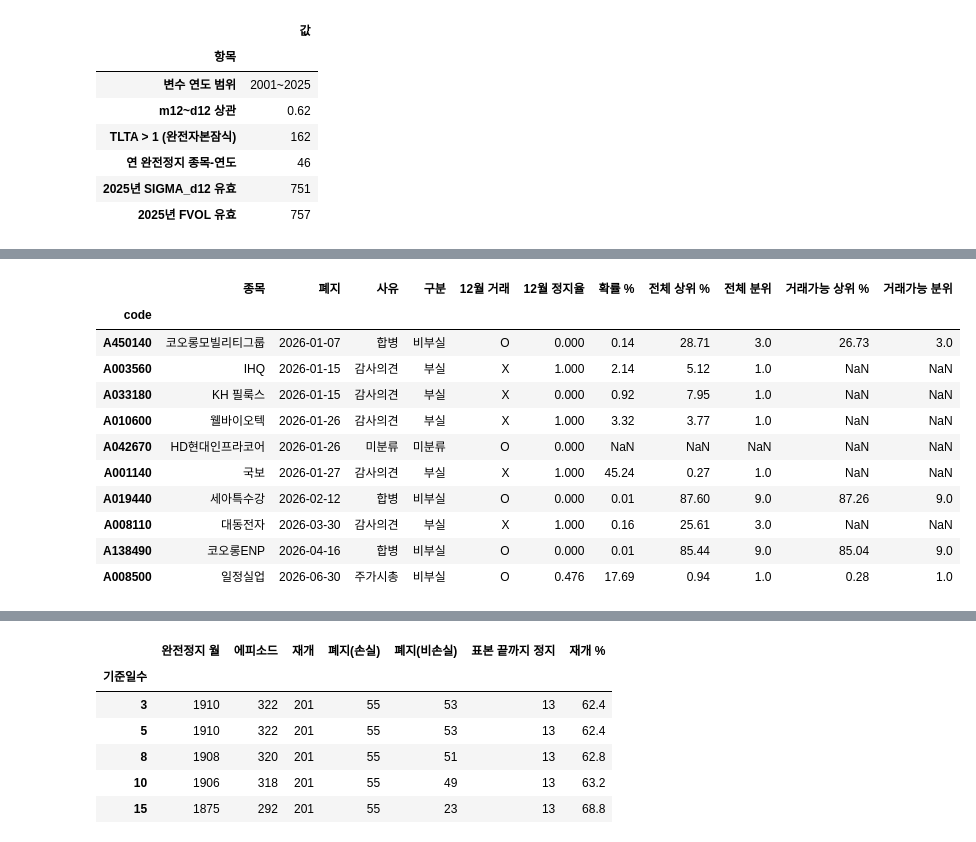
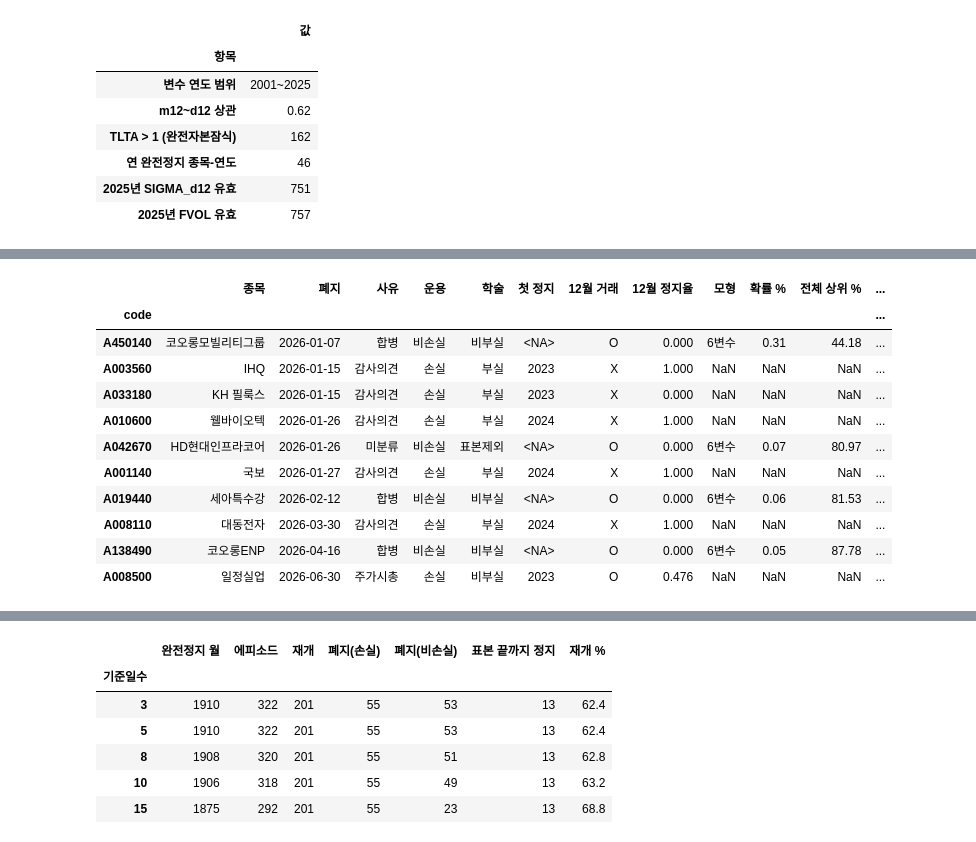
Before and after one commit to Seanjeon0220/project, a Jupyter notebook: quant/fVoL/kospi/delisted_운용.ipynb, the cells around one changed output, grey strips where cells are left out. Cells and saved outputs as stored; diff of their text form; code cells hidden in the pictures.

```diff
--- a/quant/fVoL/kospi/delisted_운용.ipynb
+++ b/quant/fVoL/kospi/delisted_운용.ipynb
@@ -49,6 +49,11 @@ RULES = [
     ('자진',     r'자진|신청에\s*의한|상장폐지\s*신청',       '비부실'),
 ]
 BAD_CAT = {k: b for k, _, b in RULES}
+
+LABEL = '운용'
+NO_LOSS_CATS = ['합병', '자진']
+UNCLASSIFIED_IS_LOSS = False
+LOSS_OVERRIDE = ['A950010', 'A117930', 'A102280']
 
 
 def classify(s):
@@ -145,6 +150,10 @@ def load_all(path=XLSX):
     dl['cat'] = dl['reason'].fillna('').map(classify)
     dl['is_bad'] = dl['cat'].map(BAD_CAT).eq('부실').astype(int)
     dl['excl'] = dl['cat'].eq('미분류').astype(int)
+    dl['is_loss'] = (~dl['cat'].isin(NO_LOSS_CATS)).astype(int)
+    if not UNCLASSIFIED_IS_LOSS:
+        dl.loc[dl['cat'] == '미분류', 'is_loss'] = 0
+    dl.loc[dl['code'].isin(LOSS_OVERRIDE), 'is_loss'] = 1
     print(f'market/gd/delisted  {time.time() - t:.0f}초')
 
     print(f'합계 {time.time() - t0:.0f}초')
@@ -168,8 +177,15 @@ ov = pd.DataFrame({
 display(ov)
 
 cnt = (delisted.groupby('cat')
-       .agg(종목=('code', 'size'), 부실=('is_bad', 'sum'))
+       .agg(종목=('code', 'size'), 학술_부실=('is_bad', 'sum'),
+            운용_손실=('is_loss', 'sum'))
        .sort_values('종목', ascending=False))
 cnt.index.name = '사유'
+cnt.loc['합계'] = cnt.sum()
 display(cnt)
+print(f'라벨 {LABEL}  |  비손실 {NO_LOSS_CATS}  |  미분류를 손실로 {UNCLASSIFIED_IS_LOSS}')
+unc = delisted[delisted['cat'] == '미분류']
+ul = unc[unc['is_loss'] == 1]
+print(f'미분류 {len(unc)}건  →  손실 {len(ul)}건 '
+      f'({", ".join(sorted(ul["name"]))})  /  비손실 {len(unc) - len(ul)}건')
 # %% [output]
@@ -983,37 +1029,54 @@ display(halted_w[['code', '종목', '확률 %']].reset_index(drop=True))
 dl_t = delisted[pd.to_datetime(delisted['del_date']).dt.year == TARGET].copy()
 dl_t['del_date'] = pd.to_datetime(dl_t['del_date'])
 
-a = watch[['code', 'ph', 'rk']].rename(columns={'rk': 'rk_all'})
-a['dec_all'] = np.ceil(a['rk_all'] * 10).clip(1, 10).astype(int)
+a = watch[['code', 'ph', 'rk', '모형']].rename(columns={'rk': 'rk_all'})
 b = live_w[['code', 'rk']].rename(columns={'rk': 'rk_live'})
-b['dec_live'] = np.ceil(b['rk_live'] * 10).clip(1, 10).astype(int)
 
-t = (dl_t[['code', 'name', 'del_date', 'cat', 'is_bad', 'excl']]
+t = (dl_t[['code', 'name', 'del_date', 'cat', 'is_loss', 'is_bad', 'excl']]
      .merge(trad[['code', 'obs_year', 'tradable', 'dec_halt_frac']]
             .query(f'obs_year == {TARGET}').drop(columns='obs_year'), on='code', how='left')
+     .merge(first_halt, on='code', how='left')
      .merge(a, on='code', how='left')
      .merge(b, on='code', how='left')
      .sort_values('del_date').reset_index(drop=True))
 
-t['구분'] = np.where(t['excl'] == 1, '미분류', np.where(t['is_bad'] == 1, '부실', '비부실'))
+t['운용'] = np.where(t['is_loss'] == 1, '손실', '비손실')
+t['학술'] = np.where(t['excl'] == 1, '표본제외',
+             np.where(t['is_bad'] == 1, '부실', '비부실'))
 t['12월 거래'] = np.where(t['tradable'].fillna(0) == 1, 'O', 'X')
 t['12월 정지율'] = t['dec_halt_frac'].round(3)
+t['첫 정지'] = t['halt_year'].astype('Int64')
 t['확률 %'] = (t['ph'] * 100).round(2)
 t['전체 상위 %'] = (t['rk_all'] * 100).round(2)
 t['거래가능 상위 %'] = (t['rk_live'] * 100).round(2)
 t['폐지'] = t['del_date'].dt.strftime('%Y-%m-%d')
 
-out = t[['code', 'name', '폐지', 'cat', '구분', '12월 거래', '12월 정지율', '확률 %',
-         '전체 상위 %', 'dec_all', '거래가능 상위 %', 'dec_live']]
-out = out.rename(columns={'name': '종목', 'cat': '사유',
-                          'dec_all': '전체 분위', 'dec_live': '거래가능 분위'})
-print(f'{TARGET}년 상장폐지 {len(out)}건  (6변수 대상 {len(watch)}종목 / 거래가능 {len(live_w)}종목 기준)')
+out = t[['code', 'name', '폐지', 'cat', '운용', '학술', '첫 정지', '12월 거래', '12월 정지율',
+         '모형', '확률 %', '전체 상위 %', '거래가능 상위 %']].rename(
+    columns={'name': '종목', 'cat': '사유'})
+print(f'{TARGET}년 상장폐지 {len(out)}건  (점수 {len(watch)}종목 / 거래가능 {len(live_w)}종목 기준)')
 display(out.set_index('code'))
+
+loss = t[t['is_loss'] == 1]
+early = loss[loss['halt_year'].notna() & (loss['halt_year'] < TARGET)]
+sm_ = pd.DataFrame({'건수': [
+    len(t), len(loss), int(loss['tradable'].fillna(0).sum()),
+    int((loss['rk_live'] <= CUT).sum()),
+    len(early), int(t['ph'].isna().sum())]},
+    index=pd.Index(['전체 폐지', '  운용 손실', f'    {TARGET} 12월기준 거래가능',
+                    f'      상위 {CUT:.0%} 포착',
+                    f'  {TARGET} 이전에 이미 정지 연도가 있던 건', '점수 없음'], name='항목'))
+display(sm_)
+
+if len(early):
+    print(f'사건 모드가 {EVENT_MODE}이면 아래 {len(early)}건은 {TARGET}년 사건이 아니라 '
+          f'첫 정지 연도의 사건으로 잡힌다')
+    display(early[['code', 'name', '폐지', 'cat', '첫 정지']].set_index('code'))
 
 miss = t[t['ph'].isna()]
 if len(miss):
     mp = panel[(panel['obs_year'] == TARGET) & panel['code'].isin(miss['code'])]
-    print('6변수 표본에 없는 종목의 결측 내역')
+    print('점수 없는 종목의 변수 상태')
     if len(mp):
         display(mp.set_index('code')[M6 + ['src', 'halt_frac_y']])
     print('위험집합에 없는 종목:', sorted(set(miss['code']) - set(mp['code'])))
@@ -1022,12 +1085,12 @@ if len(miss):
-|  | 종목 | 폐지 | 사유 | 구분 | 12월 거래 | 12월 정지율 | 확률 % | 전체 상위 % | 전체 분위 | 거래가능 상위 % | 거래가능 분위 |
-| code |  |  |  |  |  |  |  |  |  |  |  |
-| A450140 | 코오롱모빌리티그룹 | 2026-01-07 | 합병 | 비부실 | O | 0.000 | 0.14 | 28.71 | 3.0 | 26.73 | 3.0 |
-| A003560 | IHQ | 2026-01-15 | 감사의견 | 부실 | X | 1.000 | 2.14 | 5.12 | 1.0 | NaN | NaN |
-| A033180 | KH 필룩스 | 2026-01-15 | 감사의견 | 부실 | X | 0.000 | 0.92 | 7.95 | 1.0 | NaN | NaN |
-| A010600 | 웰바이오텍 | 2026-01-26 | 감사의견 | 부실 | X | 1.000 | 3.32 | 3.77 | 1.0 | NaN | NaN |
-| A042670 | HD현대인프라코어 | 2026-01-26 | 미분류 | 미분류 | O | 0.000 | NaN | NaN | NaN | NaN | NaN |
-| A001140 | 국보 | 2026-01-27 | 감사의견 | 부실 | X | 1.000 | 45.24 | 0.27 | 1.0 | NaN | NaN |
-| A019440 | 세아특수강 | 2026-02-12 | 합병 | 비부실 | O | 0.000 | 0.01 | 87.60 | 9.0 | 87.26 | 9.0 |
-| A008110 | 대동전자 | 2026-03-30 | 감사의견 | 부실 | X | 1.000 | 0.16 | 25.61 | 3.0 | NaN | NaN |
-| A138490 | 코오롱ENP | 2026-04-16 | 합병 | 비부실 | O | 0.000 | 0.01 | 85.44 | 9.0 | 85.04 | 9.0 |
-| A008500 | 일정실업 | 2026-06-30 | 주가시총 | 비부실 | O | 0.476 | 17.69 | 0.94 | 1.0 | 0.28 | 1.0 |
+|  | 종목 | 폐지 | 사유 | 운용 | 학술 | 첫 정지 | 12월 거래 | 12월 정지율 | 모형 | 확률 % | 전체 상위 % | ... |
+| code |  |  |  |  |  |  |  |  |  |  |  | ... |
+| A450140 | 코오롱모빌리티그룹 | 2026-01-07 | 합병 | 비손실 | 비부실 | <NA> | O | 0.000 | 6변수 | 0.31 | 44.18 | ... |
+| A003560 | IHQ | 2026-01-15 | 감사의견 | 손실 | 부실 | 2023 | X | 1.000 | NaN | NaN | NaN | ... |
+| A033180 | KH 필룩스 | 2026-01-15 | 감사의견 | 손실 | 부실 | 2023 | X | 0.000 | NaN | NaN | NaN | ... |
+| A010600 | 웰바이오텍 | 2026-01-26 | 감사의견 | 손실 | 부실 | 2024 | X | 1.000 | NaN | NaN | NaN | ... |
+| A042670 | HD현대인프라코어 | 2026-01-26 | 미분류 | 비손실 | 표본제외 | <NA> | O | 0.000 | 6변수 | 0.07 | 80.97 | ... |
+| A001140 | 국보 | 2026-01-27 | 감사의견 | 손실 | 부실 | 2024 | X | 1.000 | NaN | NaN | NaN | ... |
+| A019440 | 세아특수강 | 2026-02-12 | 합병 | 비손실 | 비부실 | <NA> | O | 0.000 | 6변수 | 0.06 | 81.53 | ... |
+| A008110 | 대동전자 | 2026-03-30 | 감사의견 | 손실 | 부실 | 2024 | X | 1.000 | NaN | NaN | NaN | ... |
+| A138490 | 코오롱ENP | 2026-04-16 | 합병 | 비손실 | 비부실 | <NA> | O | 0.000 | 6변수 | 0.05 | 87.78 | ... |
+| A008500 | 일정실업 | 2026-06-30 | 주가시총 | 손실 | 비부실 | 2023 | O | 0.476 | NaN | NaN | NaN | ... |
```
Also changed, not shown: parts of 12 cells of this notebook, 2 other files.
